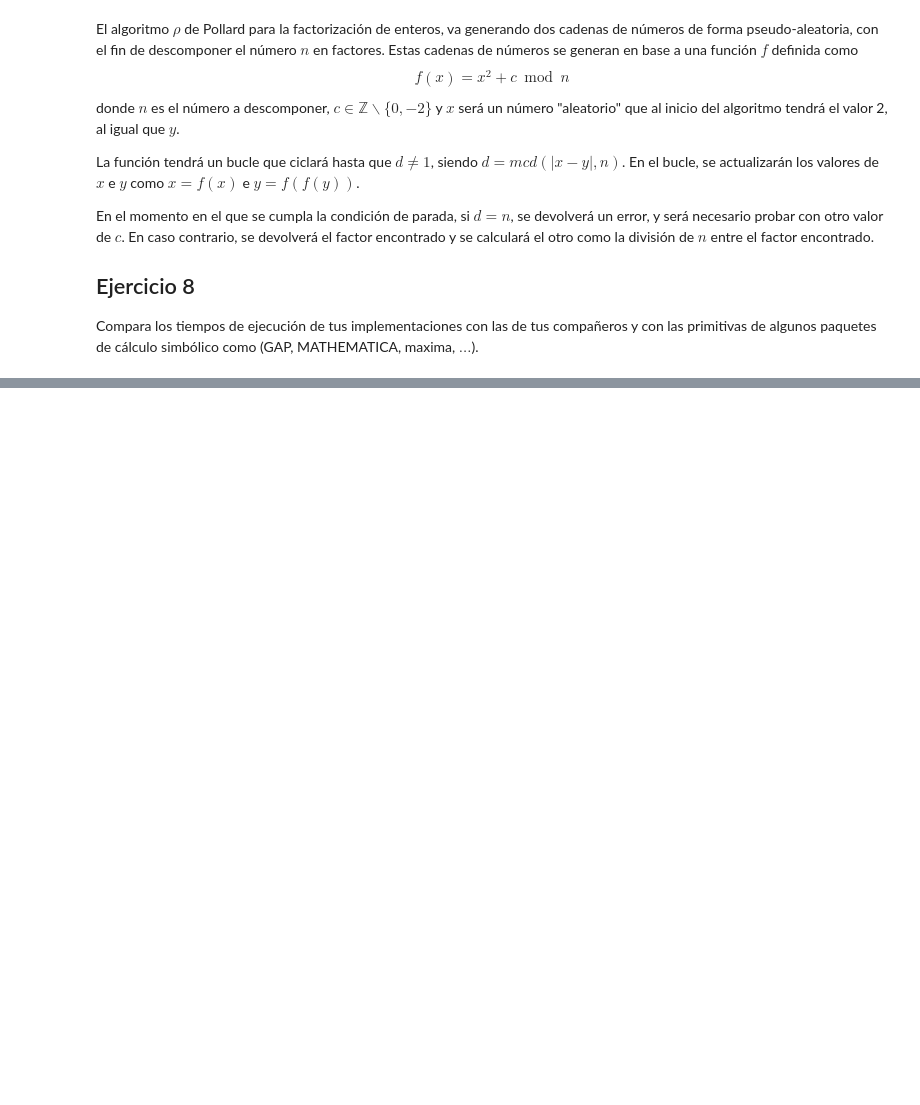
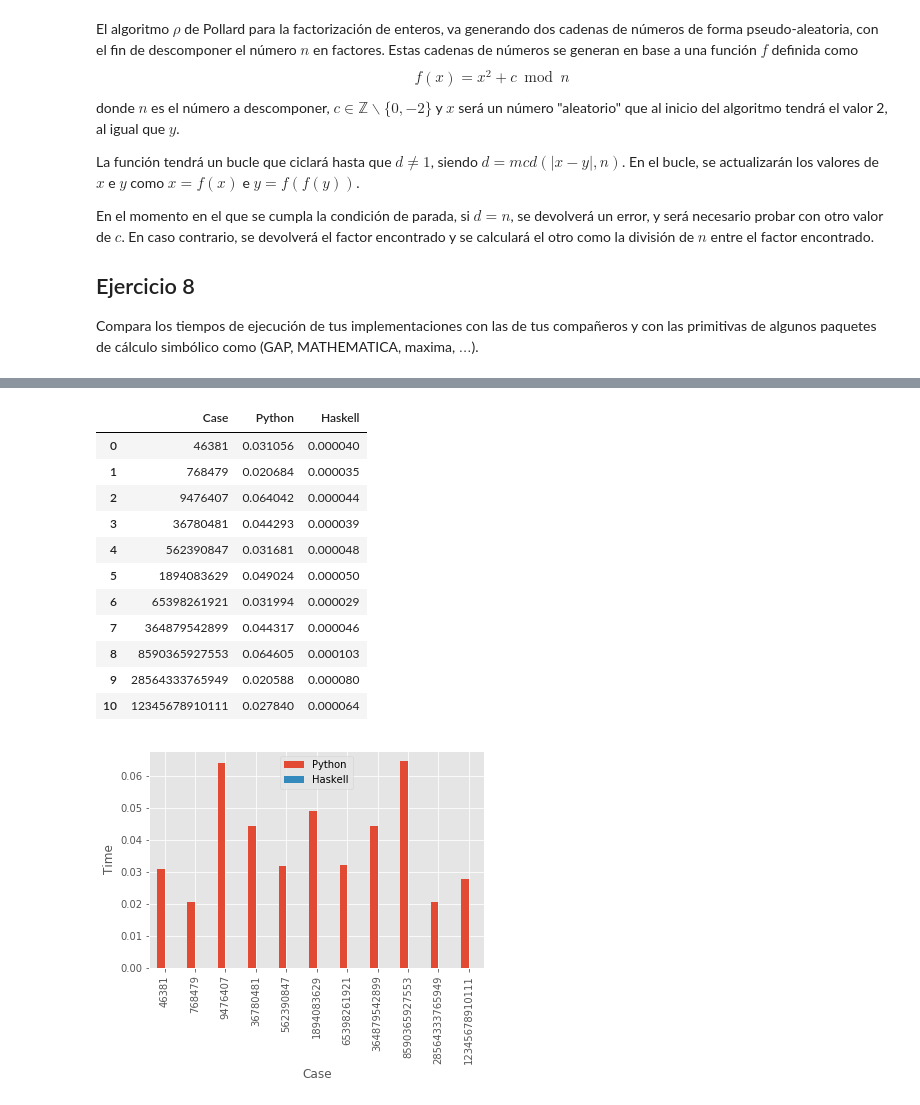
Before and after one commit to BraulioV/Cryptography, a Jupyter notebook: 1.Aritmetica-Modular/1.Aritmetica-Modular-py.ipynb, the cells around one changed output, grey strips where cells are left out. Saved outputs shown, nothing was run; the diff lists cells and outputs as text; code cells hidden in the pictures; blank space fills up the shorter version.

```diff
--- a/1.Aritmetica-Modular/1.Aritmetica-Modular-py.ipynb
+++ b/1.Aritmetica-Modular/1.Aritmetica-Modular-py.ipynb
@@ -493,0 +508,16 @@ plot('BSGS.csv', 'BSGS_hs.csv')
+# %%
+plot('SQRT.csv', 'SQRT_hs.csv')
+# %% [output]
+|  | Case | Python | Haskell |
+| 0 | 46381 | 0.031056 | 0.000040 |
+| 1 | 768479 | 0.020684 | 0.000035 |
+| 2 | 9476407 | 0.064042 | 0.000044 |
+| 3 | 36780481 | 0.044293 | 0.000039 |
+| 4 | 562390847 | 0.031681 | 0.000048 |
+| 5 | 1894083629 | 0.049024 | 0.000050 |
+| 6 | 65398261921 | 0.031994 | 0.000029 |
+| 7 | 364879542899 | 0.044317 | 0.000046 |
+| 8 | 8590365927553 | 0.064605 | 0.000103 |
+| 9 | 28564333765949 | 0.020588 | 0.000080 |
+| 10 | 12345678910111 | 0.027840 | 0.000064 |
+[figure, added]
```
Also changed, not shown: parts of 7 cells of this notebook, 8 other files.
